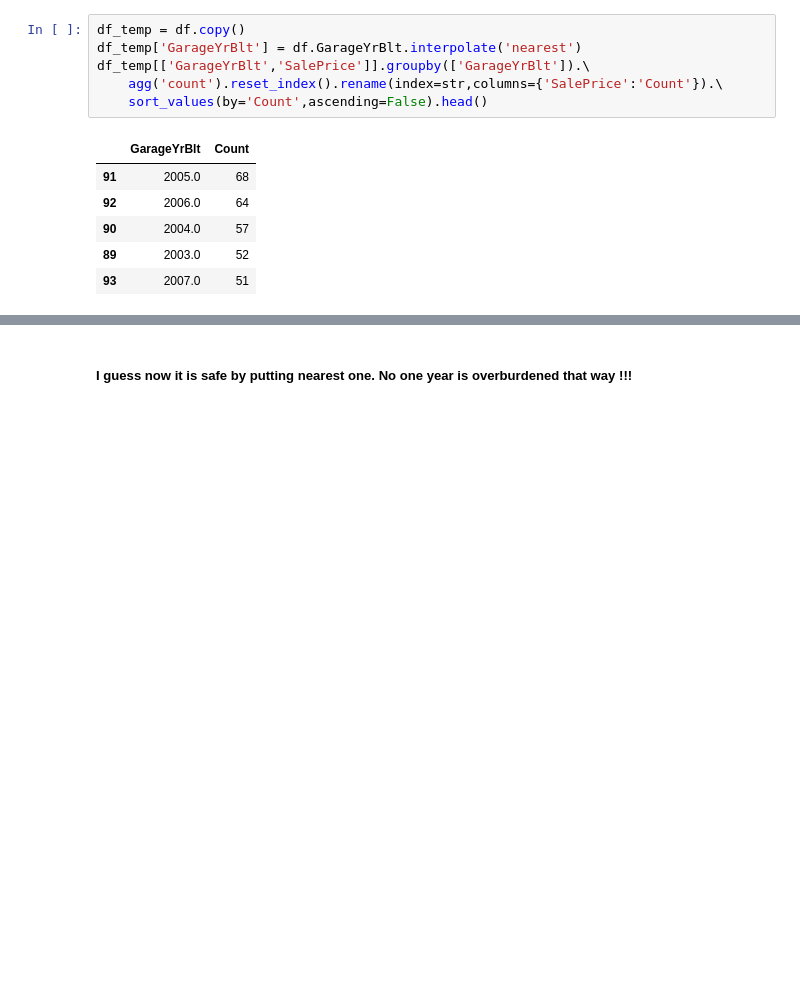
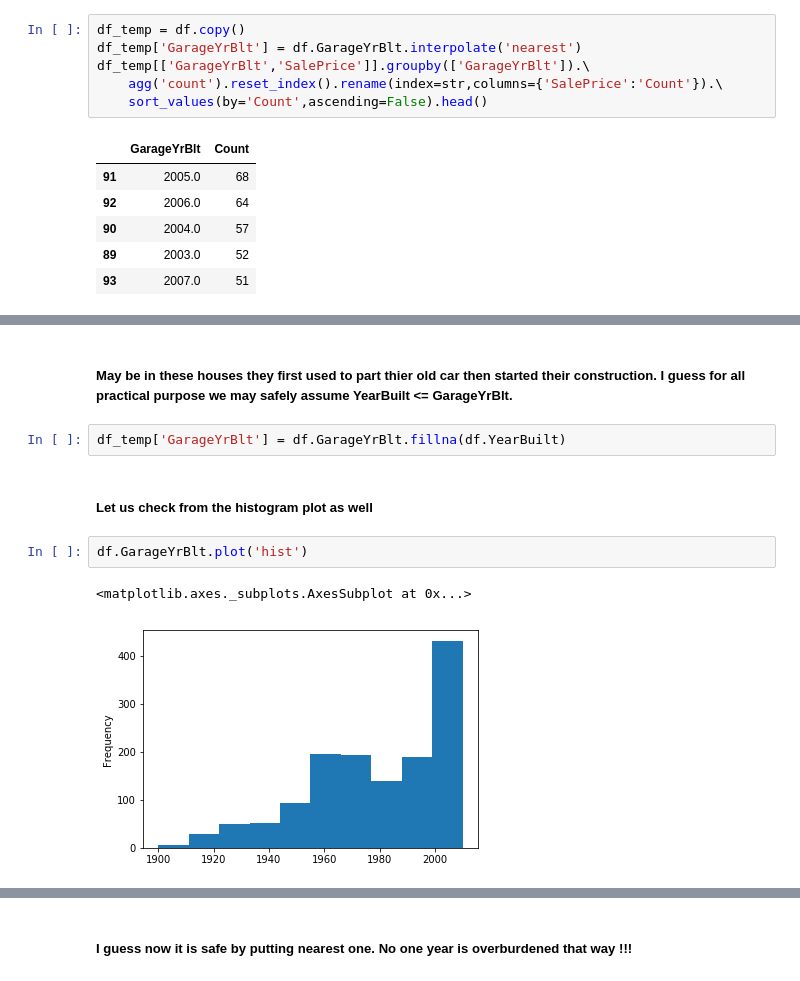
Before and after one commit to PadmarajBhat/Kaggle-Dataset-Exploration, a Jupyter notebook: House Prices- Advanced Regression Techniques/Data Wrangling/House Prices - ART(Wrangling).ipynb, the cells around one changed output, grey strips where cells are left out. Drawn from its saved outputs; the diff is of its cells as text; blank space fills up the shorter version.

Commit message:
feat: GarageYrBlt impute analysis
- Various impute options for GarageYrBlt was carried out and finally dropping the variable seemed a better option.

```diff
--- a/House Prices- Advanced Regression Techniques/Data Wrangling/House Prices - ART(Wrangling).ipynb
+++ b/House Prices- Advanced Regression Techniques/Data Wrangling/House Prices - ART(Wrangling).ipynb
@@ -141,0 +189,11 @@ Name: GarageYrBlt, Length: 81, dtype: float64
+# %% [markdown]
+##### May be in these houses they first used to part thier old car then started their construction. I guess for all practical purpose we may safely assume YearBuilt <= GarageYrBlt.
+# %%
+df_temp['GarageYrBlt'] = df.GarageYrBlt.fillna(df.YearBuilt)
+# %% [markdown]
+##### Let us check from the histogram plot as well
+# %%
+df.GarageYrBlt.plot('hist')
+# %% [output]
+<matplotlib.axes._subplots.AxesSubplot at 0x...>
+[figure, added]
```
Also changed, not shown: parts of 10 cells of this notebook.
